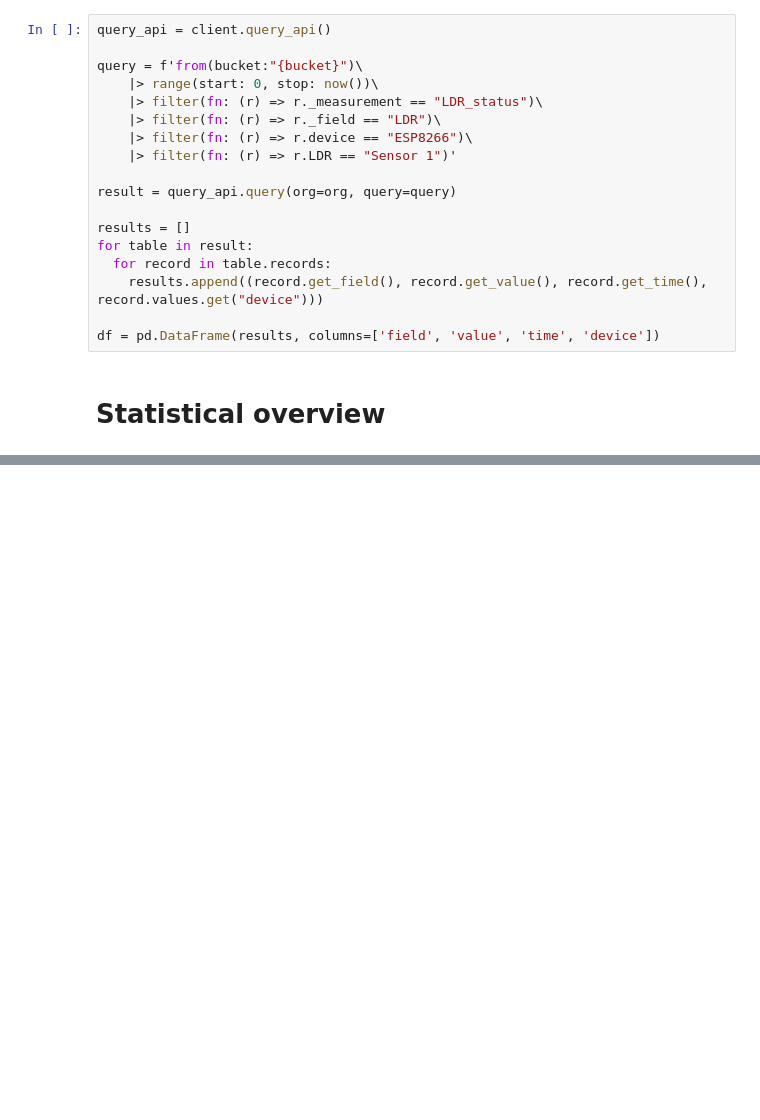
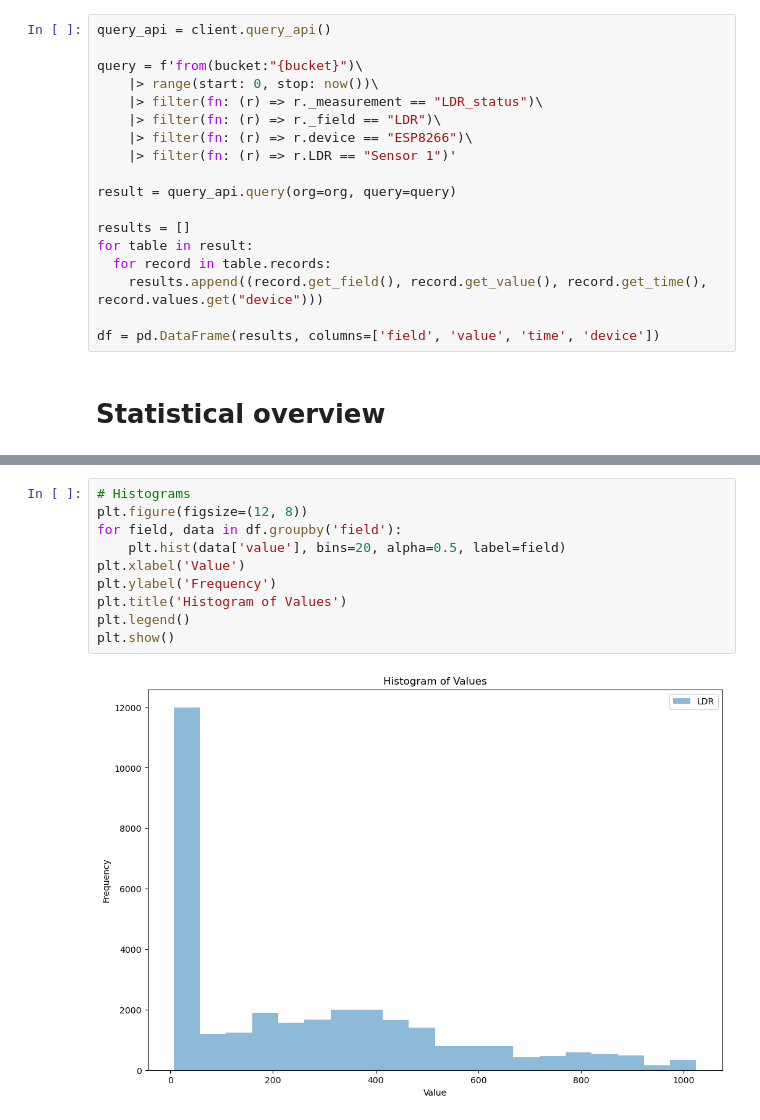
Before and after one commit to Gressling/cheminf-EDU, a Jupyter notebook: machineLearning/lims_timeseries_google_llm/statistical_overview.ipynb, the cells around one changed output, grey strips where cells are left out. Cells and saved outputs as stored; diff of their text form; blank space fills up the shorter version.

```diff
--- a/machineLearning/lims_timeseries_google_llm/statistical_overview.ipynb
+++ b/machineLearning/lims_timeseries_google_llm/statistical_overview.ipynb
@@ -74,0 +76,12 @@ Maximum LDR value: 1024
+# %%
+# Histograms
+plt.figure(figsize=(12, 8))
+for field, data in df.groupby('field'):
+    plt.hist(data['value'], bins=20, alpha=0.5, label=field)
+plt.xlabel('Value')
+plt.ylabel('Frequency')
+plt.title('Histogram of Values')
+plt.legend()
+plt.show()
+# %% [output]
+[figure, added]
```
Also changed, not shown: parts of 2 cells of this notebook, 2 other files.
